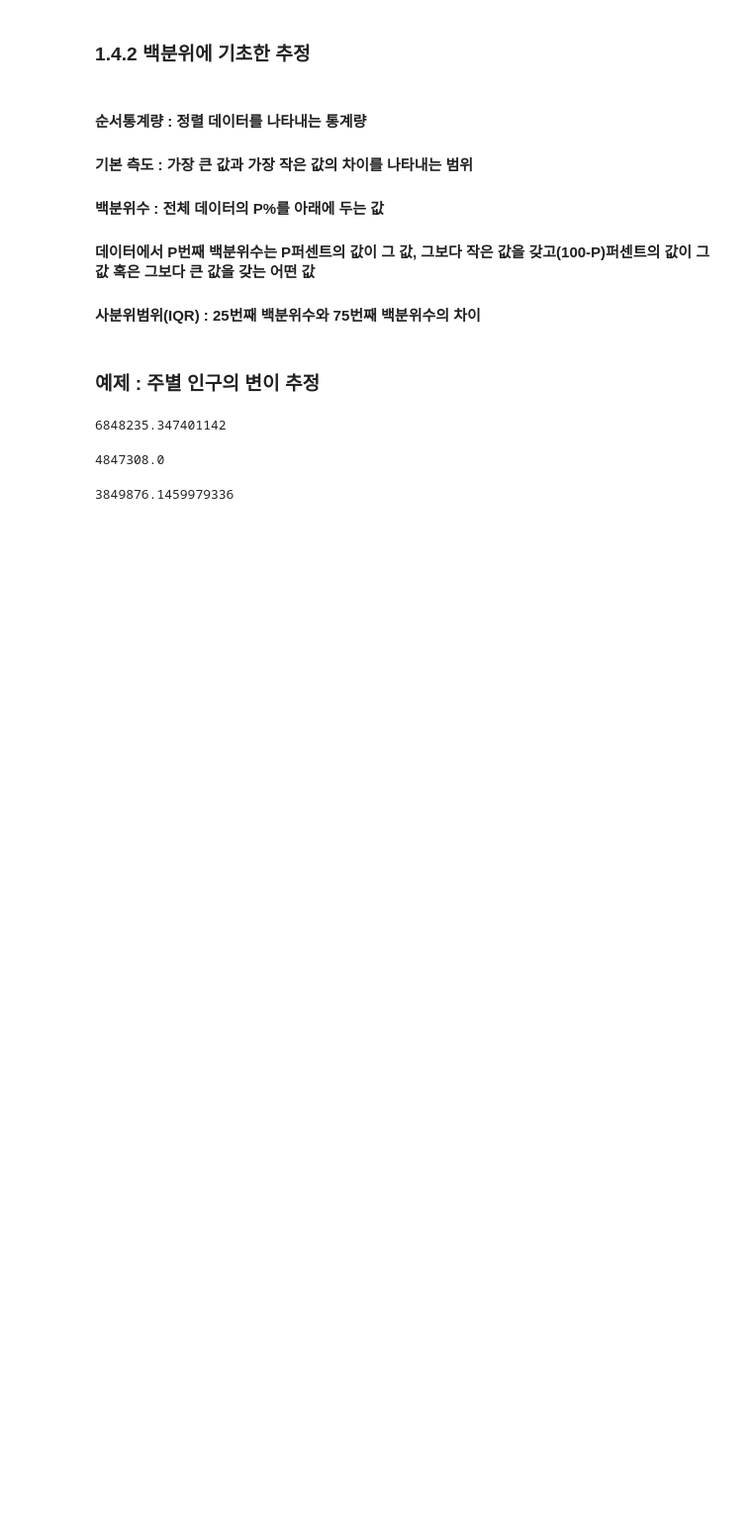
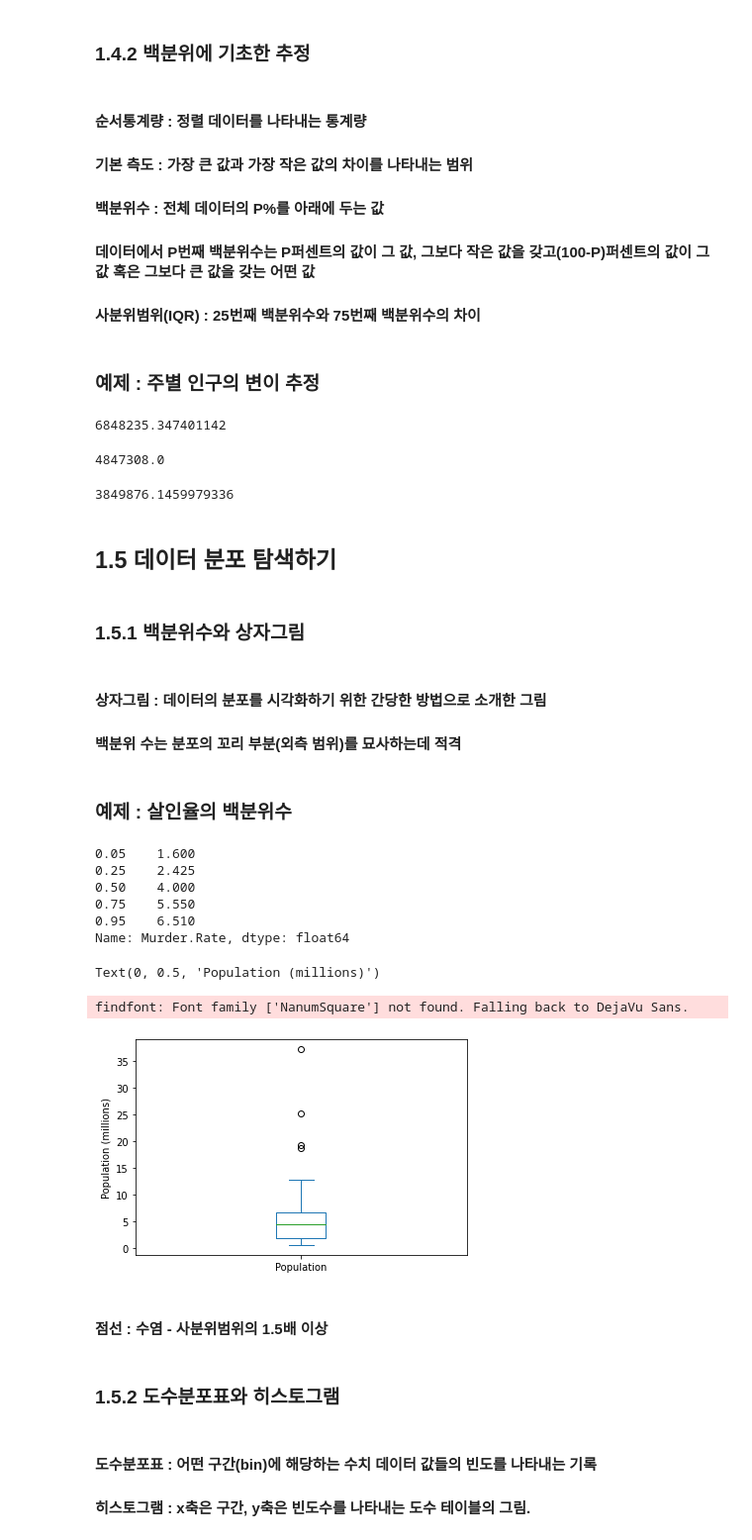
Before and after one commit to Minah-Seong/Practical-Statistics, a Jupyter notebook: 1_탐색적 데이터 분석.ipynb, the cells around one changed output. Shown: that part at 99% size. Saved outputs shown, nothing was run; the diff lists cells and outputs as text; code cells hidden in the pictures; blank space fills up the shorter version.

```diff
--- a/1_탐색적 데이터 분석.ipynb
+++ b/1_탐색적 데이터 분석.ipynb
@@ -124,3 +133,38 @@ state['Population'].quantile(0.75) - state['Population'].quantile(0.25) # IQR
 robust.scale.mad(state['Population']) # MAD
 # %% [output]
 3849876.1459979336
+# %% [markdown]
+## __1.5 데이터 분포 탐색하기__
+# %% [markdown]
+### __1.5.1 백분위수와 상자그림__
+# %% [markdown]
+#### 상자그림 : 데이터의 분포를 시각화하기 위한 간당한 방법으로 소개한 그림
+
+#### 백분위 수는 분포의 꼬리 부분(외측 범위)를 묘사하는데 적격
+# %% [markdown]
+### __예제 : 살인율의 백분위수__
+# %%
+state['Murder.Rate'].quantile([0.05, 0.25, 0.5, 0.75, 0.95])
+# %% [output]
+0.05    1.600
+0.25    2.425
+0.50    4.000
+0.75    5.550
+0.95    6.510
+Name: Murder.Rate, dtype: float64
+# %%
+# 상자그림
+
+ax = (state['Population']/1000000).plot.box()
+ax.set_ylabel('Population (millions)')
+# %% [output]
+Text(0, 0.5, 'Population (millions)')
+findfont: Font family ['NanumSquare'] not found. Falling back to DejaVu Sans.
+[figure, added]
+# %% [markdown]
+#### 점선 : 수염 - 사분위범위의 1.5배 이상
+# %% [markdown]
+###  __1.5.2 도수분포표와 히스토그램__
+# %% [markdown]
+#### 도수분포표 : 어떤 구간(bin)에 해당하는 수치 데이터 값들의 빈도를 나타내는 기록
+#### 히스토그램 : x축은 구간, y축은 빈도수를 나타내는 도수 테이블의 그림.
```
Also changed, not shown: parts of 45 cells of this notebook.
